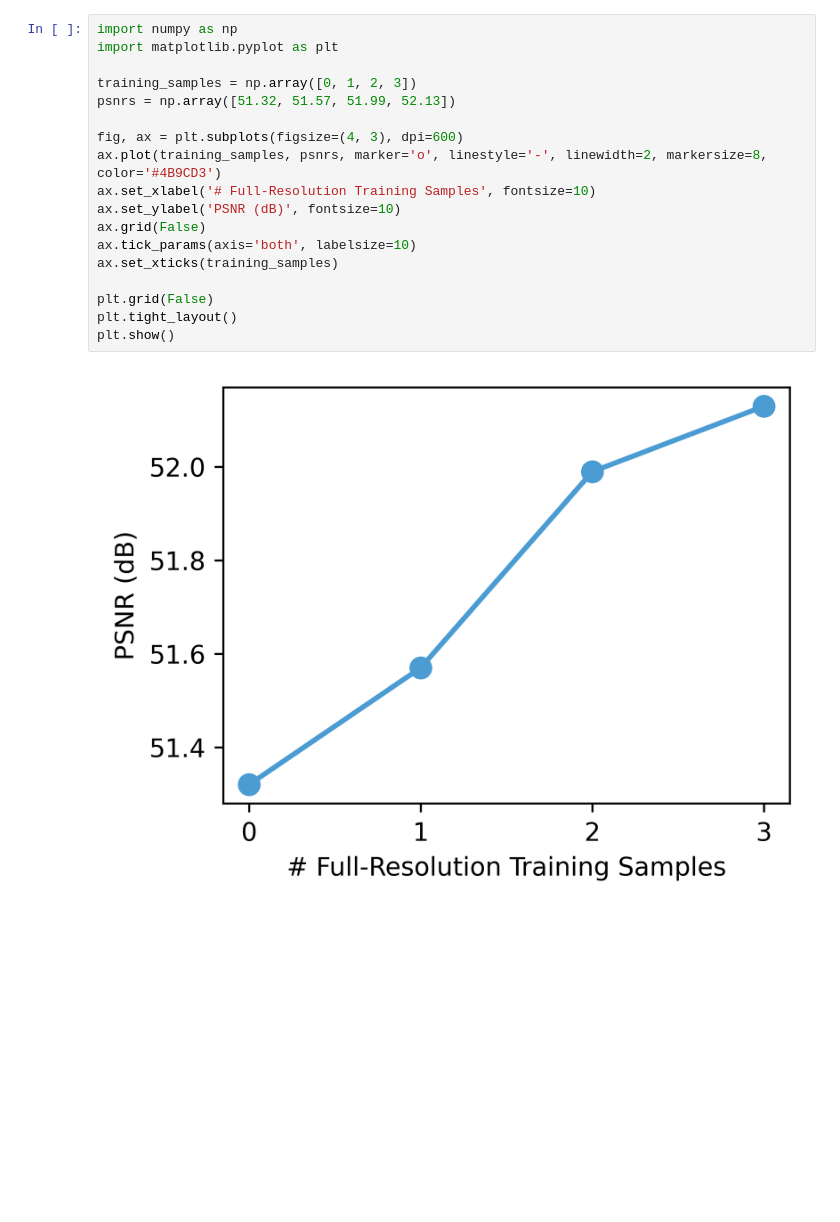
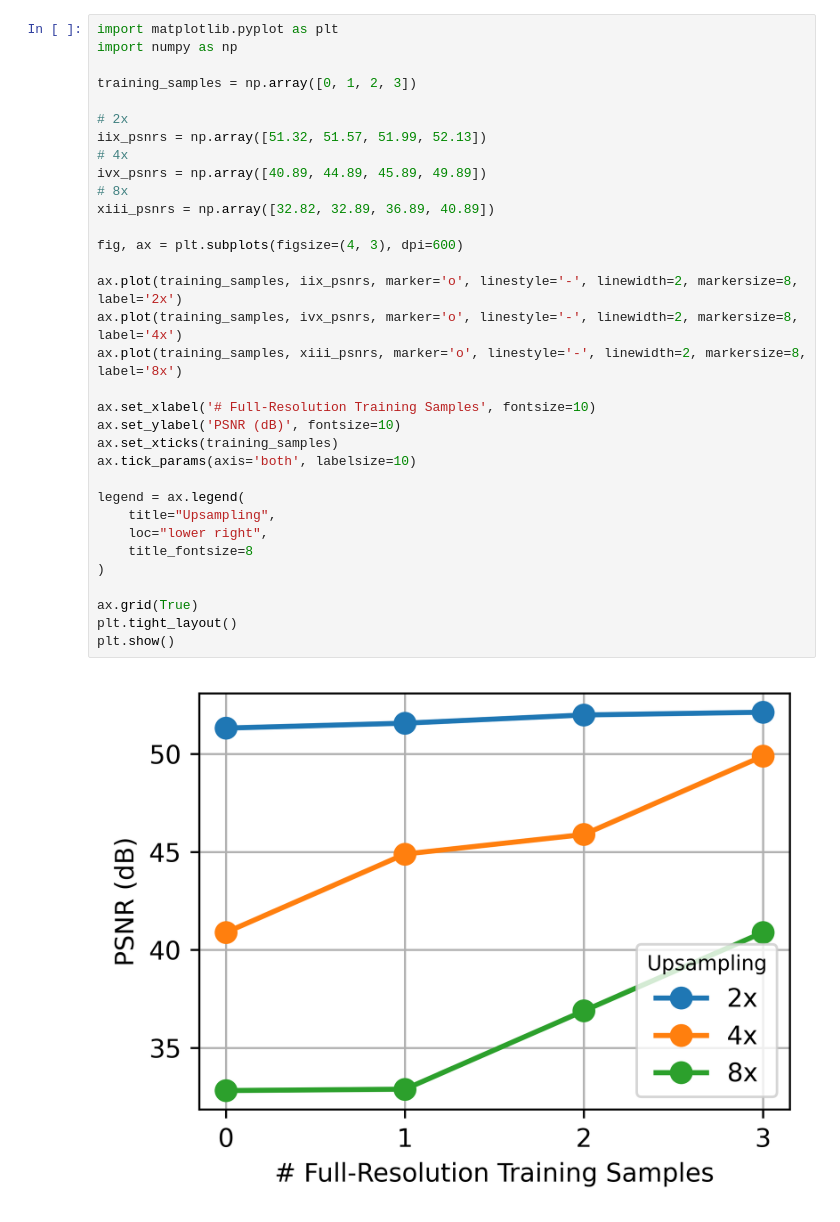
Before and after one commit to UNITES-Lab/sparse-cafm, a Jupyter notebook: figures/4_transer_learning_line_plot.ipynb, the cells around one changed output. Drawn from its saved outputs; the diff is of its cells as text; blank space fills up the shorter version.

```diff
--- a/figures/4_transer_learning_line_plot.ipynb
+++ b/figures/4_transer_learning_line_plot.ipynb
@@ -1,20 +1,35 @@
 # %%
+import matplotlib.pyplot as plt
 import numpy as np
-import matplotlib.pyplot as plt
 
 training_samples = np.array([0, 1, 2, 3])
-psnrs = np.array([51.32, 51.57, 51.99, 52.13])
+
+# 2x
+iix_psnrs = np.array([51.32, 51.57, 51.99, 52.13])
+# 4x
+ivx_psnrs = np.array([40.89, 44.89, 45.89, 49.89])
+# 8x
+xiii_psnrs = np.array([32.82, 32.89, 36.89, 40.89])
 
 fig, ax = plt.subplots(figsize=(4, 3), dpi=600)
-ax.plot(training_samples, psnrs, marker='o', linestyle='-', linewidth=2, markersize=8, color='#4B9CD3')
+
+ax.plot(training_samples, iix_psnrs, marker='o', linestyle='-', linewidth=2, markersize=8, label='2x')
+ax.plot(training_samples, ivx_psnrs, marker='o', linestyle='-', linewidth=2, markersize=8, label='4x')
+ax.plot(training_samples, xiii_psnrs, marker='o', linestyle='-', linewidth=2, markersize=8, label='8x')
+
 ax.set_xlabel('# Full-Resolution Training Samples', fontsize=10)
 ax.set_ylabel('PSNR (dB)', fontsize=10)
-ax.grid(False)
+ax.set_xticks(training_samples)
 ax.tick_params(axis='both', labelsize=10)
-ax.set_xticks(training_samples)
 
-plt.grid(False)
+legend = ax.legend(
+    title="Upsampling",
+    loc="lower right",
+    title_fontsize=8
+)
+
+ax.grid(True)
 plt.tight_layout()
 plt.show()
 # %% [output]
-[figure, old version]
+[figure, new version]
```
Also changed, not shown: 7 other files.
